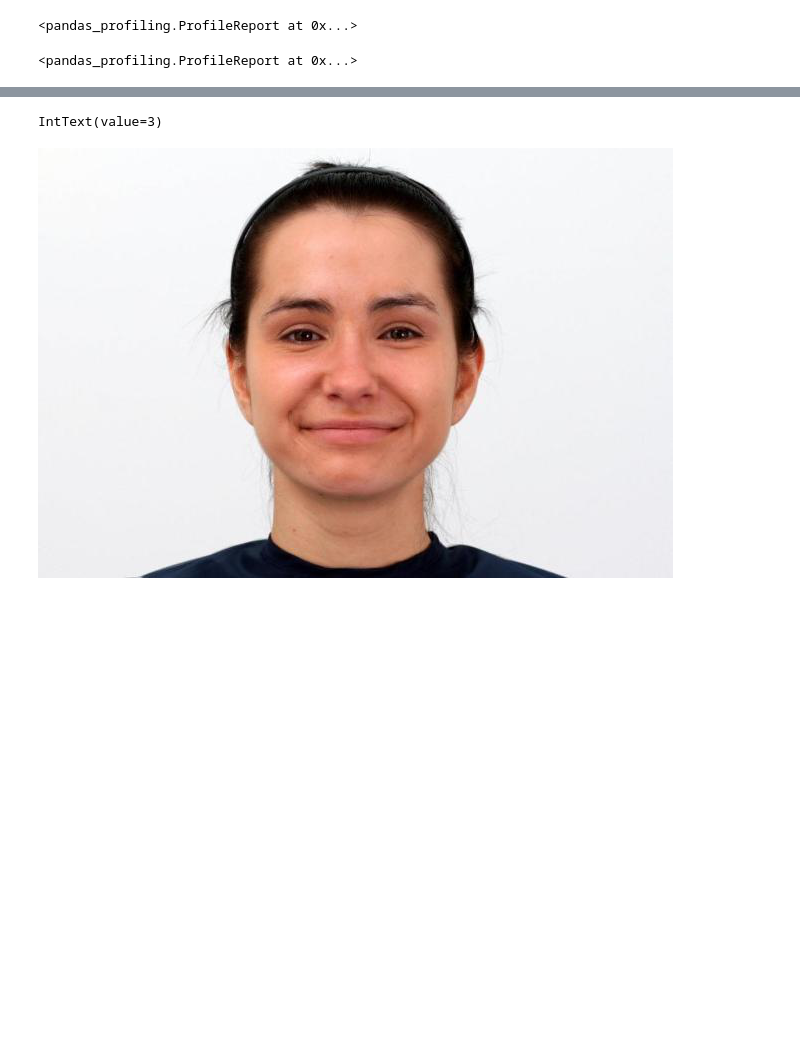
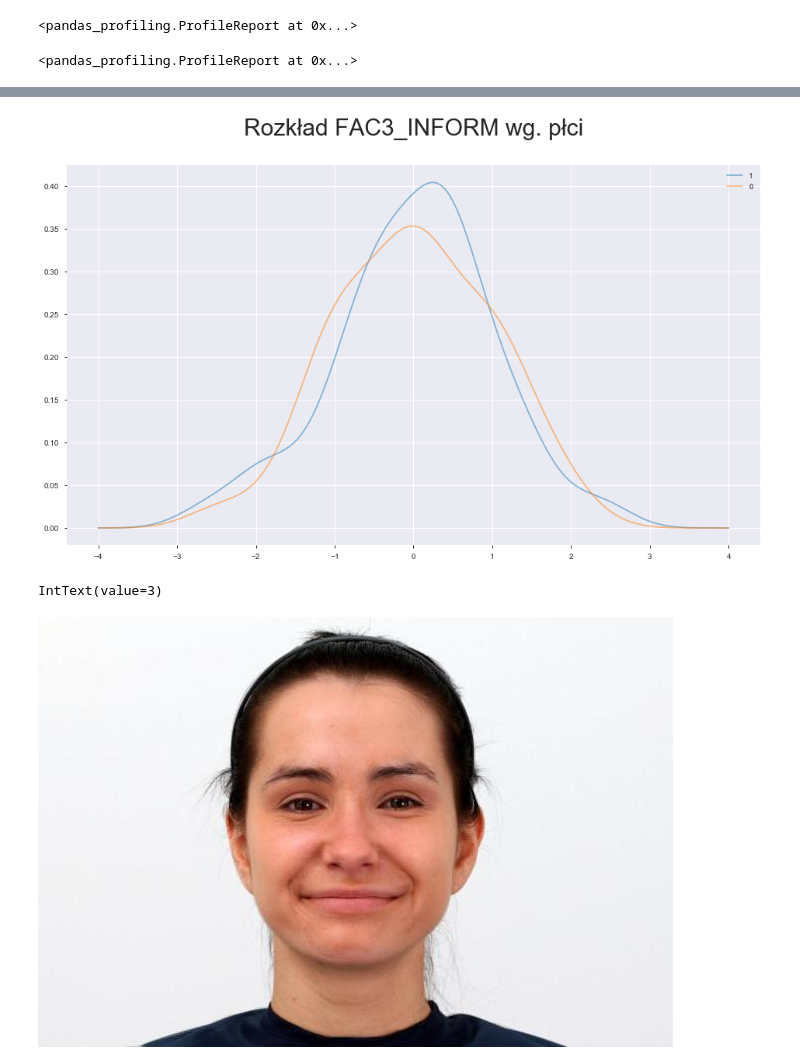
Before and after one commit to Siemashko/CNKStudyOnEmotions, a Jupyter notebook: Projekt emocje.ipynb, the cells around one changed output, grey strips where cells are left out. Saved outputs shown, nothing was run; the diff lists cells and outputs as text; code cells hidden in the pictures; blank space fills up the shorter version.

```diff
--- a/Projekt emocje.ipynb
+++ b/Projekt emocje.ipynb
@@ -85,3 +82,7 @@ dtype: object
+# %%
+plot_factor_grouped_by_gender('FAC3_INFORM')
+# %% [output]
+[figure, added]
 # %%
 w = widgets.IntText()
 display(w)
```
Also changed, not shown: parts of 6 cells of this notebook.
